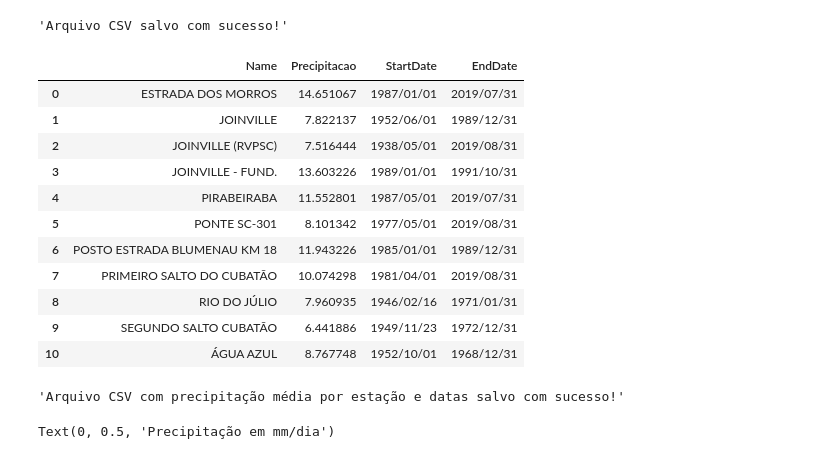
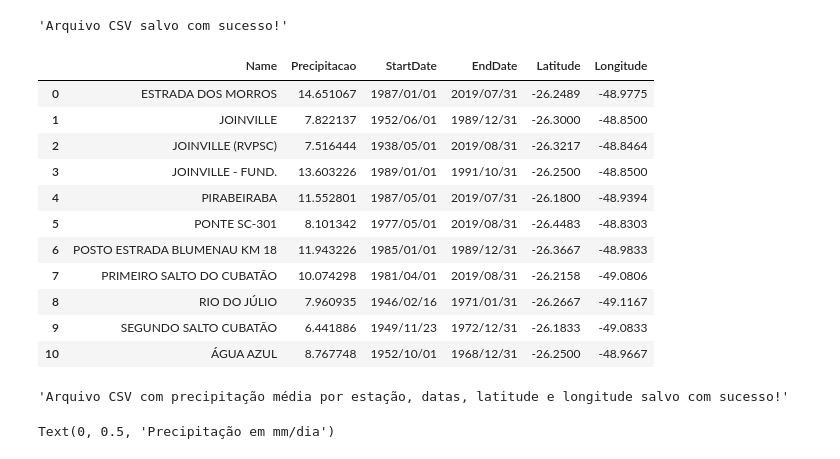
Before and after one commit to Akyzia/Precipitation_Sampling_Station, a Jupyter notebook: Arquivos/arquivo.ipynb, the cells around one changed output. Drawn from its saved outputs; the diff is of its cells as text; code cells hidden in the pictures.

```diff
--- a/Arquivos/arquivo.ipynb
+++ b/Arquivos/arquivo.ipynb
@@ -170,39 +170,41 @@ display("Arquivo CSV salvo com sucesso!")
 | 4 | 4 | 02648003 | NaN | -26.3667 | -48.9833 | 1985/01/01 | 1989/12/31 | DNOS | POSTO ESTRADA BLUMENAU KM 18 |
 'Arquivo CSV salvo com sucesso!'
 # %%
-#Garantir que a coluna de precipitação esteja no formato numérico
+# Garantir que a coluna de precipitação esteja no formato numérico
 data_stations_melt['Precipitacao'] = pd.to_numeric(data_stations_melt['Precipitacao'], errors='coerce')
 
-#Agrupar por 'Name' e calcular a média da precipitação
-#Também obtendo as datas de início (StartDate) e fim (EndDate) para cada estação
+# Agrupar por 'Name' e calcular a média da precipitação
+# Também obtendo as datas de início (StartDate), fim (EndDate), latitude e longitude para cada estação
 precipitacao_media_nome = data_stations_melt.groupby('Name').agg(
     Precipitacao=('Precipitacao', 'mean'),
     StartDate=('StartDate', 'min'),
-    EndDate=('EndDate', 'max')
+    EndDate=('EndDate', 'max'),
+    Latitude=('Latitude', 'first'),
+    Longitude=('Longitude', 'first')
 ).reset_index()
 
-#Exibir as primeiras linhas para verificar
+# Exibir as primeiras linhas para verificar
 display(precipitacao_media_nome)
 
-#Salvar o resultado como CSV
-precipitacao_media_nome.to_csv('precipitacao_media_por_estacao_com_datas.csv', index=False)
+# Salvar o resultado como CSV
+precipitacao_media_nome.to_csv('precipitacao_media_por_estacao_com_datas_lat_lon.csv', index=False)
 
-#Exibir uma mensagem de sucesso
-display("Arquivo CSV com precipitação média por estação e datas salvo com sucesso!")
+# Exibir uma mensagem de sucesso
+display("Arquivo CSV com precipitação média por estação, datas, latitude e longitude salvo com sucesso!")
 # %% [output]
-|  | Name | Precipitacao | StartDate | EndDate |
-| 0 | ESTRADA DOS MORROS | 14.651067 | 1987/01/01 | 2019/07/31 |
-| 1 | JOINVILLE | 7.822137 | 1952/06/01 | 1989/12/31 |
-| 2 | JOINVILLE (RVPSC) | 7.516444 | 1938/05/01 | 2019/08/31 |
-| 3 | JOINVILLE - FUND. | 13.603226 | 1989/01/01 | 1991/10/31 |
-| 4 | PIRABEIRABA | 11.552801 | 1987/05/01 | 2019/07/31 |
-| 5 | PONTE SC-301 | 8.101342 | 1977/05/01 | 2019/08/31 |
-| 6 | POSTO ESTRADA BLUMENAU KM 18 | 11.943226 | 1985/01/01 | 1989/12/31 |
-| 7 | PRIMEIRO SALTO DO CUBATÃO | 10.074298 | 1981/04/01 | 2019/08/31 |
-| 8 | RIO DO JÚLIO | 7.960935 | 1946/02/16 | 1971/01/31 |
-| 9 | SEGUNDO SALTO CUBATÃO | 6.441886 | 1949/11/23 | 1972/12/31 |
-| 10 | ÁGUA AZUL | 8.767748 | 1952/10/01 | 1968/12/31 |
+|  | Name | Precipitacao | StartDate | EndDate | Latitude | Longitude |
+| 0 | ESTRADA DOS MORROS | 14.651067 | 1987/01/01 | 2019/07/31 | -26.2489 | -48.9775 |
+| 1 | JOINVILLE | 7.822137 | 1952/06/01 | 1989/12/31 | -26.3000 | -48.8500 |
+| 2 | JOINVILLE (RVPSC) | 7.516444 | 1938/05/01 | 2019/08/31 | -26.3217 | -48.8464 |
+| 3 | JOINVILLE - FUND. | 13.603226 | 1989/01/01 | 1991/10/31 | -26.2500 | -48.8500 |
+| 4 | PIRABEIRABA | 11.552801 | 1987/05/01 | 2019/07/31 | -26.1800 | -48.9394 |
+| 5 | PONTE SC-301 | 8.101342 | 1977/05/01 | 2019/08/31 | -26.4483 | -48.8303 |
+| 6 | POSTO ESTRADA BLUMENAU KM 18 | 11.943226 | 1985/01/01 | 1989/12/31 | -26.3667 | -48.9833 |
+| 7 | PRIMEIRO SALTO DO CUBATÃO | 10.074298 | 1981/04/01 | 2019/08/31 | -26.2158 | -49.0806 |
+| 8 | RIO DO JÚLIO | 7.960935 | 1946/02/16 | 1971/01/31 | -26.2667 | -49.1167 |
+| 9 | SEGUNDO SALTO CUBATÃO | 6.441886 | 1949/11/23 | 1972/12/31 | -26.1833 | -49.0833 |
+| 10 | ÁGUA AZUL | 8.767748 | 1952/10/01 | 1968/12/31 | -26.2500 | -48.9667 |
-'Arquivo CSV com precipitação média por estação e datas salvo com sucesso!'
+'Arquivo CSV com precipitação média por estação, datas, latitude e longitude salvo com sucesso!'
 # %%
 fig, ax = plt.subplots(1,1,figsize=(15,10), dpi=100)
 from matplotlib import rc
```
Also changed, not shown: 2 other files.
